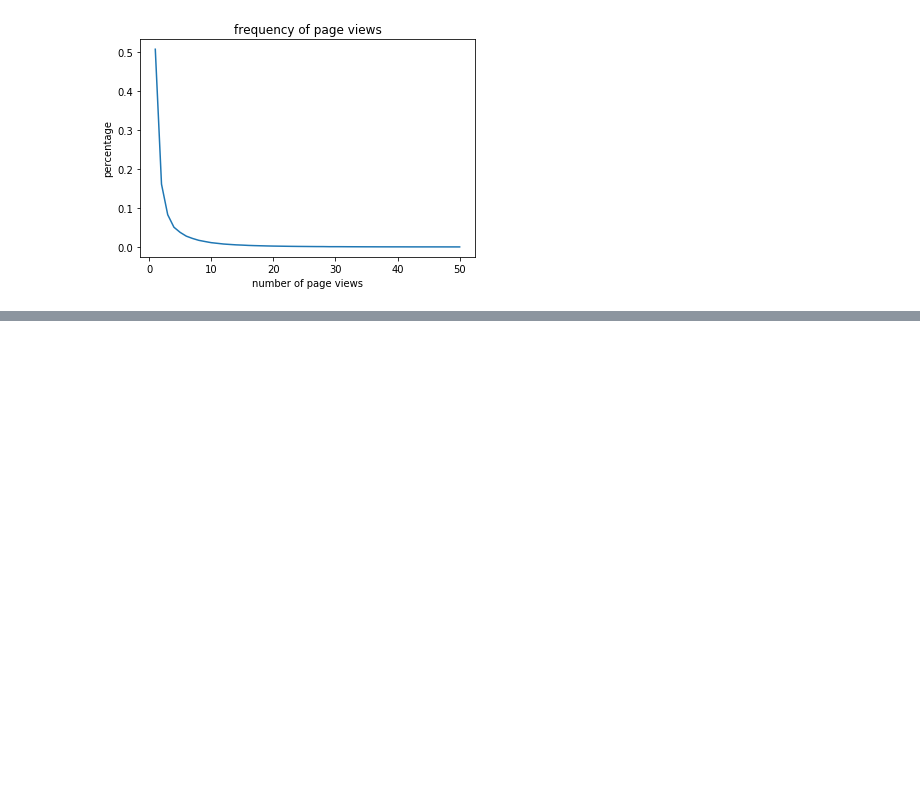
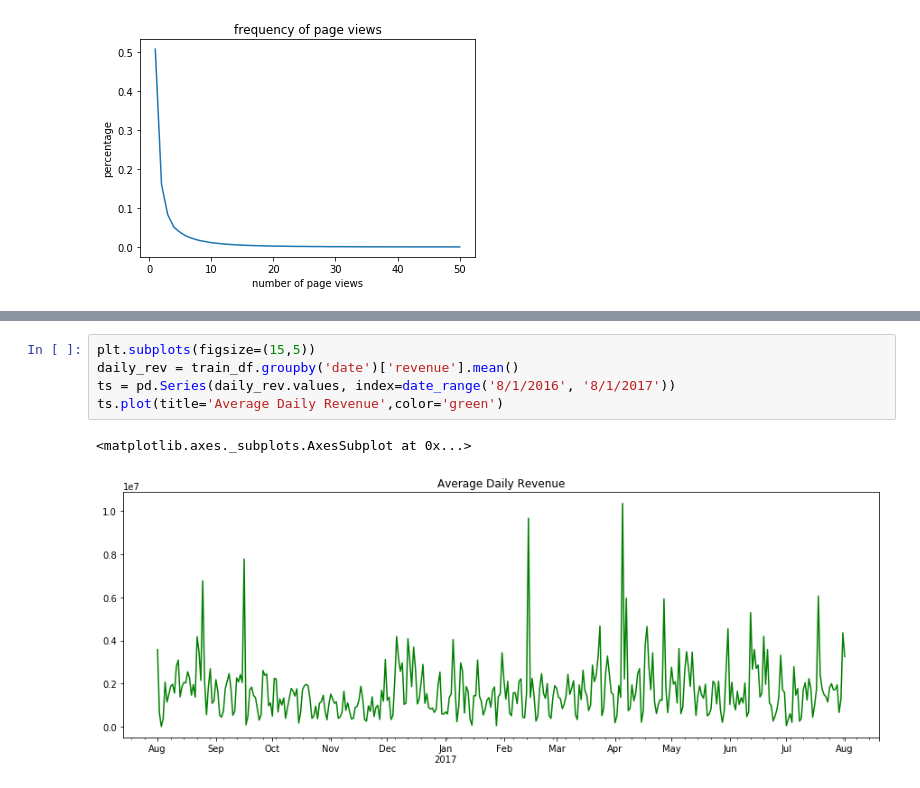
Before and after one commit to jhan0317/sys6018-competition-revenue-prediction, a Jupyter notebook: exploration.ipynb, the cells around one changed output, grey strips where cells are left out. Cells and saved outputs as stored; diff of their text form; blank space fills up the shorter version.

```diff
--- a/exploration.ipynb
+++ b/exploration.ipynb
@@ -536,0 +536,8 @@ pd.DataFrame(page_revenue)
+# %%
+plt.subplots(figsize=(15,5))
+daily_rev = train_df.groupby('date')['revenue'].mean()
+ts = pd.Series(daily_rev.values, index=date_range('8/1/2016', '8/1/2017'))
+ts.plot(title='Average Daily Revenue',color='green')
+# %% [output]
+<matplotlib.axes._subplots.AxesSubplot at 0x...>
+[figure, added]
```
Also changed, not shown: parts of 11 cells of this notebook.
